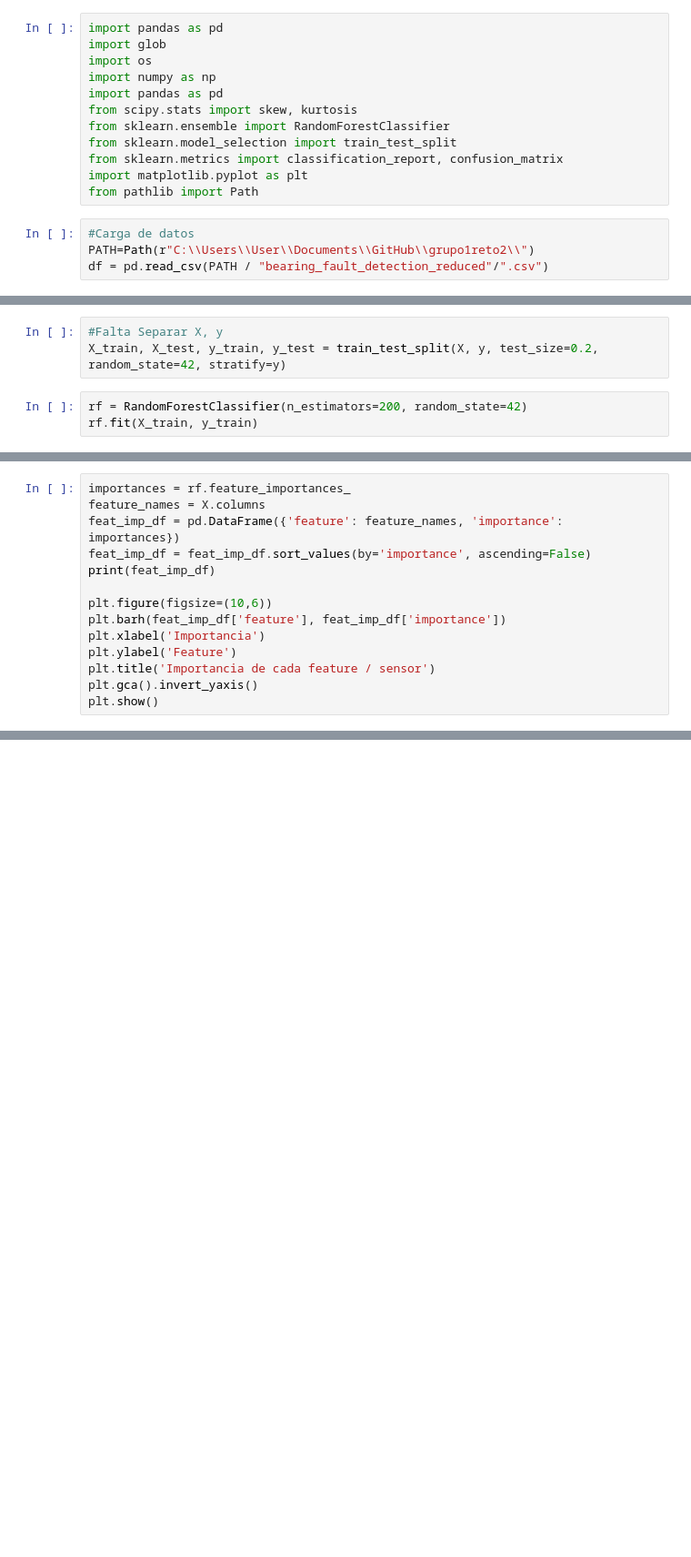
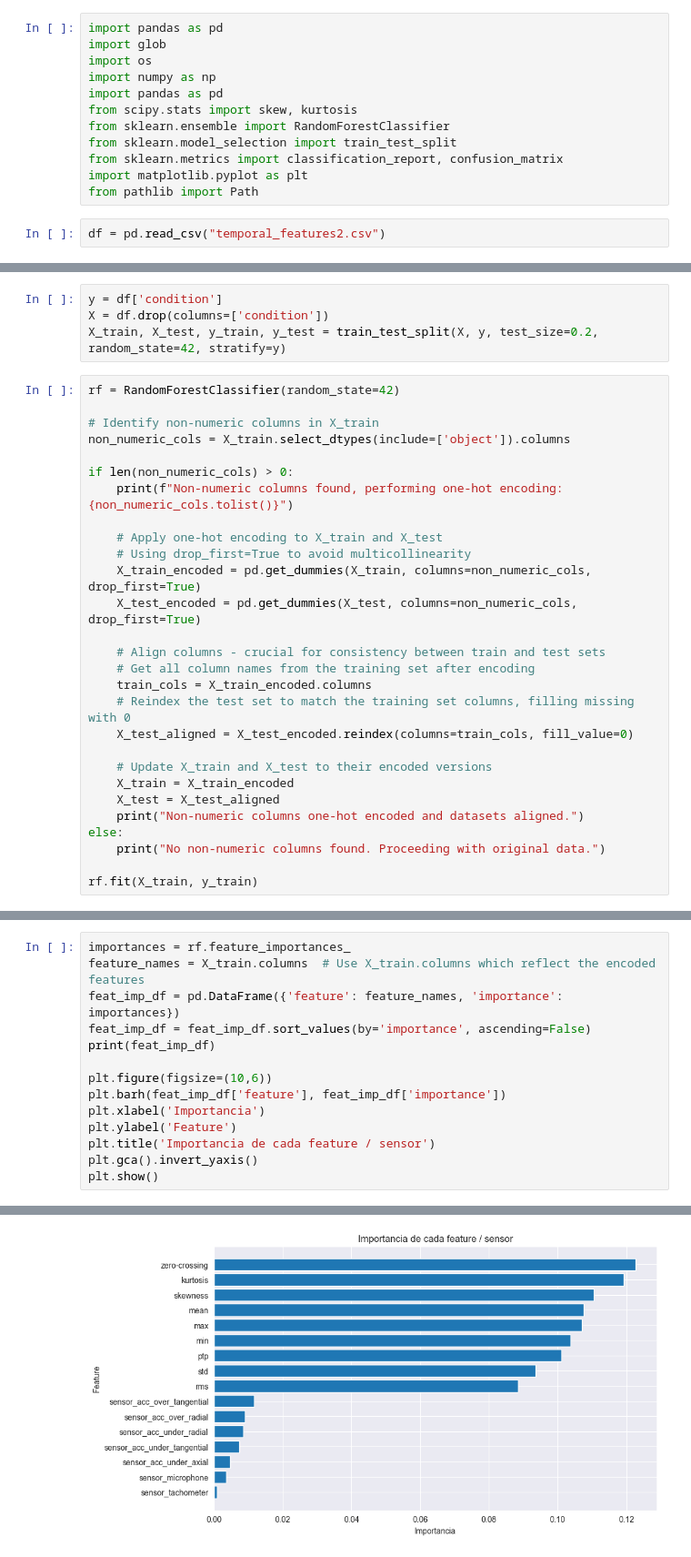
Before and after one commit to palvcam/grupo1reto2, a Jupyter notebook: Modelos.ipynb, the cells around one changed output, grey strips where cells are left out. Shown at 91% size. Saved outputs shown, nothing was run; the diff lists cells and outputs as text; blank space fills up the shorter version.

Commit message:
Modelo Random Forest

```diff
--- a/Modelos.ipynb
+++ b/Modelos.ipynb
@@ -11,6 +11,4 @@ from sklearn.metrics import classification_report, confusion_matrix
 import matplotlib.pyplot as plt
 from pathlib import Path
 # %%
-#Carga de datos
-PATH=Path(r"C:\\Users\\User\\Documents\\GitHub\\grupo1reto2\\")
-df = pd.read_csv(PATH / "bearing_fault_detection_reduced"/".csv")
+df = pd.read_csv("temporal_features2.csv")
@@ -19,6 +15,32 @@ FileNotFoundError: [Errno 2] No such file or directory: 'C:\\Users\\User\\Docume
 # %%
-#Falta Separar X, y
+y = df['condition']
+X = df.drop(columns=['condition'])
 X_train, X_test, y_train, y_test = train_test_split(X, y, test_size=0.2, random_state=42, stratify=y)
 # %%
-rf = RandomForestClassifier(n_estimators=200, random_state=42)
+rf = RandomForestClassifier(random_state=42)
+
+# Identify non-numeric columns in X_train
+non_numeric_cols = X_train.select_dtypes(include=['object']).columns
+
+if len(non_numeric_cols) > 0:
+    print(f"Non-numeric columns found, performing one-hot encoding: {non_numeric_cols.tolist()}")
+
+    # Apply one-hot encoding to X_train and X_test
+    # Using drop_first=True to avoid multicollinearity
+    X_train_encoded = pd.get_dummies(X_train, columns=non_numeric_cols, drop_first=True)
+    X_test_encoded = pd.get_dummies(X_test, columns=non_numeric_cols, drop_first=True)
+
+    # Align columns - crucial for consistency between train and test sets
+    # Get all column names from the training set after encoding
+    train_cols = X_train_encoded.columns
+    # Reindex the test set to match the training set columns, filling missing with 0
+    X_test_aligned = X_test_encoded.reindex(columns=train_cols, fill_value=0)
+
+    # Update X_train and X_test to their encoded versions
+    X_train = X_train_encoded
+    X_test = X_test_aligned
+    print("Non-numeric columns one-hot encoded and datasets aligned.")
+else:
+    print("No non-numeric columns found. Proceeding with original data.")
+
 rf.fit(X_train, y_train)
@@ -30,6 +77,6 @@ print(confusion_matrix(y_test, y_pred))
 # %%
 importances = rf.feature_importances_
-feature_names = X.columns
+feature_names = X_train.columns  # Use X_train.columns which reflect the encoded features
 feat_imp_df = pd.DataFrame({'feature': feature_names, 'importance': importances})
 feat_imp_df = feat_imp_df.sort_values(by='importance', ascending=False)
 print(feat_imp_df)
@@ -41,3 +88,4 @@ plt.ylabel('Feature')
 plt.title('Importancia de cada feature / sensor')
 plt.gca().invert_yaxis()
 plt.show()
+# %% [output]
@@ -43,0 +109 @@ plt.show()
+[figure, added]
```
Also changed, not shown: parts of 4 cells of this notebook.
